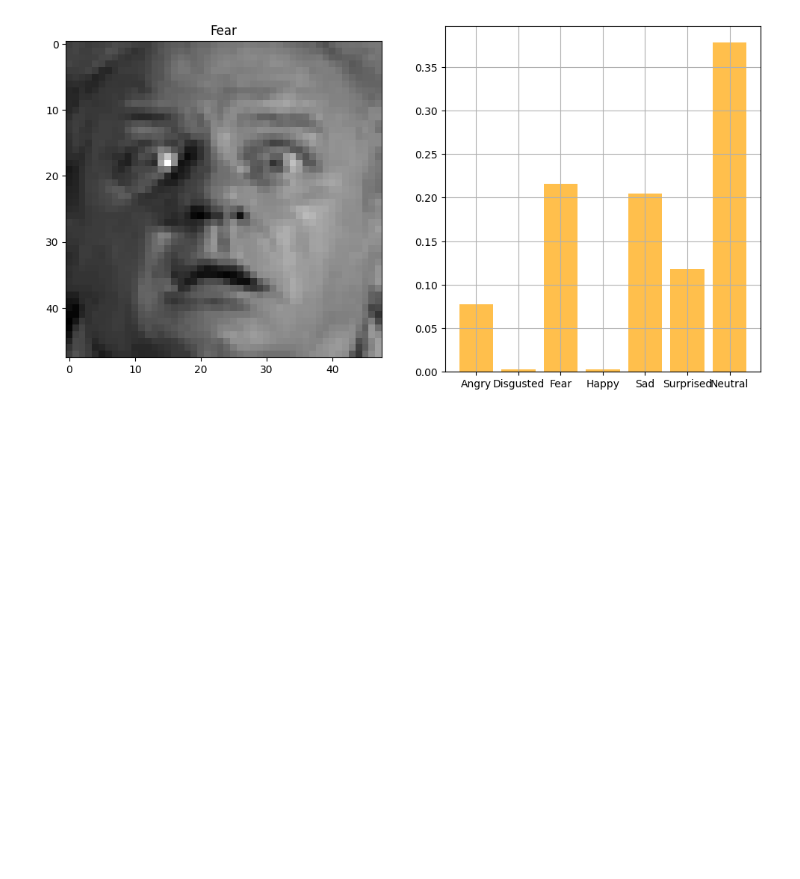
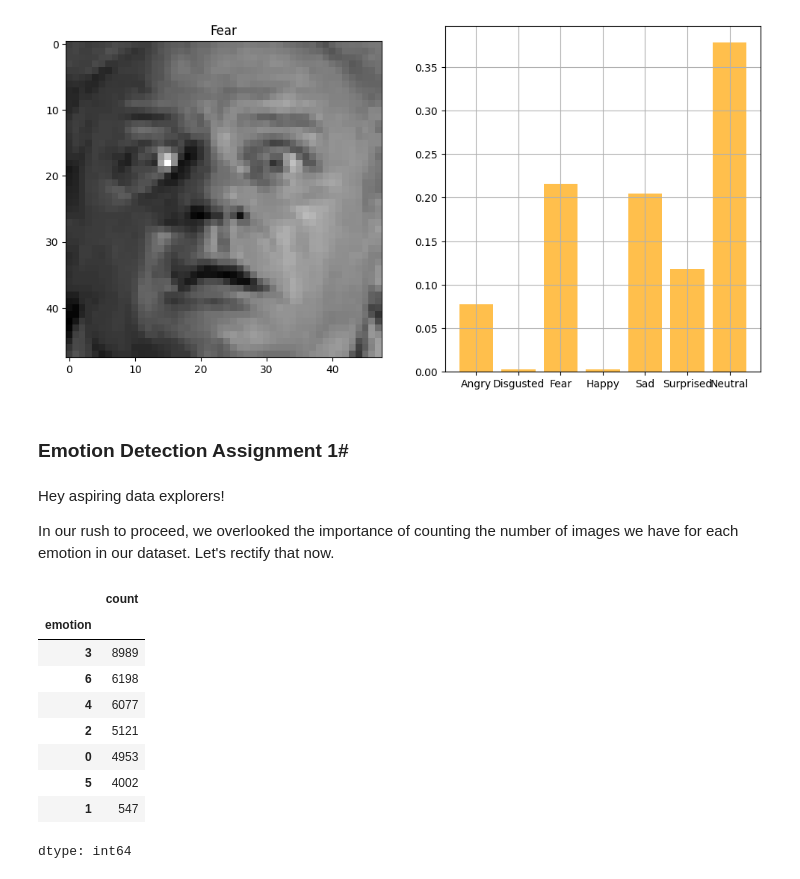
Before and after one commit to Ammar-creator-cmd/DataVisualization, a Jupyter notebook: Emotion_Detector.ipynb, the cells around one changed output. Cells and saved outputs as stored; diff of their text form; code cells hidden in the pictures; blank space fills up the shorter version.

```diff
--- a/Emotion_Detector.ipynb
+++ b/Emotion_Detector.ipynb
@@ -395,3 +395,22 @@ plot_image_and_emotion(test_image_array, test_image_label, pred_test_labels, 600
 plot_image_and_emotion(test_image_array, test_image_label, pred_test_labels, 1000)
 # %% [output]
 [figure]
+# %% [markdown]
+### Emotion Detection Assignment 1#
+# %% [markdown]
+Hey aspiring data explorers!
+
+In our rush to proceed, we overlooked the importance of counting the number of images we have for each emotion in our dataset. Let's rectify that now.
+# %%
+data["emotion"].value_counts()
+# %% [output]
+|  | count |
+| emotion |  |
+| 3 | 8989 |
+| 6 | 6198 |
+| 4 | 6077 |
+| 2 | 5121 |
+| 0 | 4953 |
+| 5 | 4002 |
+| 1 | 547 |
+dtype: int64
```
